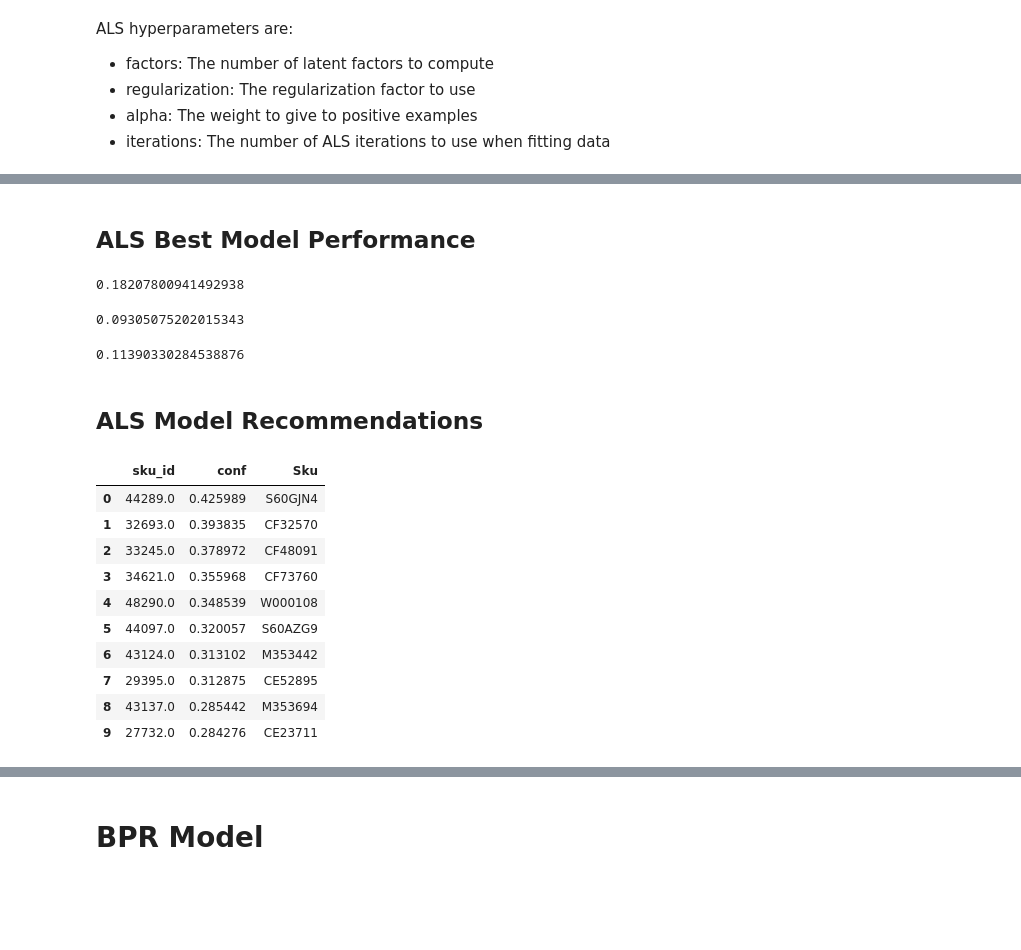
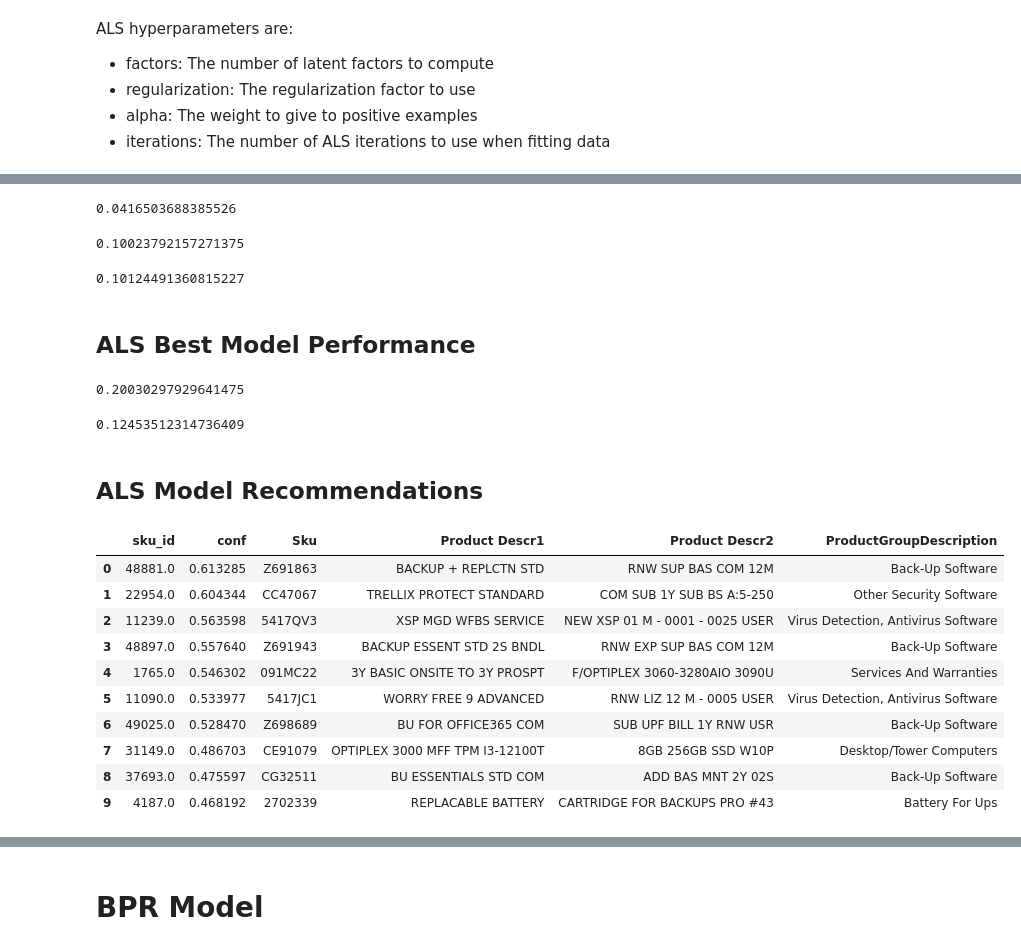
Before and after one commit to vincm1/RecSys_Implicit, a Jupyter notebook: Alternating_Least_Squares_(ALS)_&_Bayesian_Personalized_Ranking_(BPR).ipynb, the cells around one changed output, grey strips where cells are left out. Cells and saved outputs as stored; diff of their text form; code cells hidden in the pictures; blank space fills up the shorter version.

```diff
--- a/Alternating_Least_Squares_(ALS)_&_Bayesian_Personalized_Ranking_(BPR).ipynb
+++ b/Alternating_Least_Squares_(ALS)_&_Bayesian_Personalized_Ranking_(BPR).ipynb
@@ -306,0 +314,8 @@ print(map10_2)
+# %%
+model_3 = implicit.als.AlternatingLeastSquares(factors=50,
+                                                 alpha=40,
+                                                 iterations=20,
+                                                 regularization=0.01)
+model_3.fit(sparse_user_item_train)
+map10_3 = mean_average_precision_at_k(model_3,sparse_user_item_train, sparse_user_item_test, K=10)
+print(map10_2)
@@ -307,49 +324,73 @@ print(map10_2)
+# %%
+model_4 = implicit.als.AlternatingLeastSquares(factors=200,
+                                                 alpha=40,
+                                                 iterations=20,
+                                                 regularization=0.01)
+model_4.fit(sparse_user_item_train)
+map10_4 = mean_average_precision_at_k(model_4,sparse_user_item_train, sparse_user_item_test, K=10)
+print(map10_2)
+# %% [output]
+0.0416503688385526
+# %%
+model_1 = implicit.als.AlternatingLeastSquares(factors=190,
+                                                 alpha=40,
+                                                 iterations=20,
+                                                 regularization=0.01)
+model_1.fit(sparse_user_item_train)
+map10 = mean_average_precision_at_k(model_1,sparse_user_item_train, sparse_user_item_test, K=10, num_threads=10)
+print(map10)
+# %% [output]
+0.10023792157271375
+# %%
+model_1 = implicit.als.AlternatingLeastSquares(factors=190,
+                                                 alpha=15,
+                                                 iterations=10,
+                                                 regularization=0.05)
+model_1.fit(sparse_user_item_train)
+map10 = mean_average_precision_at_k(model_1,sparse_user_item_train, sparse_user_item_test, K=10, num_threads=10)
+print(map10)
+# %% [output]
+0.10124491360815227
 # %% [markdown]
 ## ALS Best Model Performance
 # %%
-precision_als = precision_at_k(model, sparse_user_item_train, sparse_user_item_test, K=10, num_threads=10)
+precision_als = precision_at_k(model_1, sparse_user_item_train, sparse_user_item_test, K=10, num_threads=10)
 precision_als
 # %% [output]
-0.18207800941492938
+0.20030297929641475
 # %%
-mean_precision_k = mean_average_precision_at_k(model, sparse_user_item_train, sparse_user_item_test, K=10, num_threads=10)
-mean_precision_k
+ndcg = ndcg_at_k(model_1, sparse_user_item_train, sparse_user_item_test, show_progress=True, K=10, num_threads=10)
+ndcg
 # %% [output]
-0.09305075202015343
+0.12453512314736409
-# %%
-ndcg = ndcg_at_k(model, sparse_user_item_train, sparse_user_item_test, show_progress=True, K=10, num_threads=10)
-ndcg
-# %% [output]
-0.11390330284538876
 # %% [markdown]
 ## ALS Model Recommendations
 # %%
  # Assuming you want recommendations for user with ID 10
-user_id = 7010
+user_id = 5000
 # Get the row of the user from the sparse_user_item matrix
 user_row = sparse_user_item[user_id]
 # Reshape the user_row to have 1 row per user
 user_items = np.reshape(user_row, (1, -1))
 
 # Now you can call the recommend function
-recommended = model.recommend(user_id, user_items, N=10, filter_already_liked_items=True)
+recommended = model_1.recommend(user_id, user_items, N=10, filter_already_liked_items=True)
 rec_tab = pd.DataFrame(recommended)
 rec_tab = rec_tab.T.rename(columns={0:"sku_id", 1:"conf"})
 rec_tab = rec_tab.merge(skus, on="sku_id", how="left")
 rec_tab
-rec_tab
 # %% [output]
-|  | sku_id | conf | Sku |
-| 0 | 44289.0 | 0.425989 | S60GJN4 |
-| 1 | 32693.0 | 0.393835 | CF32570 |
-| 2 | 33245.0 | 0.378972 | CF48091 |
-| 3 | 34621.0 | 0.355968 | CF73760 |
-| 4 | 48290.0 | 0.348539 | W000108 |
-| 5 | 44097.0 | 0.320057 | S60AZG9 |
-| 6 | 43124.0 | 0.313102 | M353442 |
-| 7 | 29395.0 | 0.312875 | CE52895 |
-| 8 | 43137.0 | 0.285442 | M353694 |
-| 9 | 27732.0 | 0.284276 | CE23711 |
+|  | sku_id | conf | Sku | Product Descr1 | Product Descr2 | ProductGroupDescription |
+| 0 | 48881.0 | 0.613285 | Z691863 | BACKUP + REPLCTN STD | RNW SUP BAS COM 12M | Back-Up Software |
+| 1 | 22954.0 | 0.604344 | CC47067 | TRELLIX PROTECT STANDARD | COM SUB 1Y SUB BS A:5-250 | Other Security Software |
+| 2 | 11239.0 | 0.563598 | 5417QV3 | XSP MGD WFBS SERVICE | NEW XSP 01 M - 0001 - 0025 USER | Virus Detection, Antivirus Software |
+| 3 | 48897.0 | 0.557640 | Z691943 | BACKUP ESSENT STD 2S BNDL | RNW EXP SUP BAS COM 12M | Back-Up Software |
+| 4 | 1765.0 | 0.546302 | 091MC22 | 3Y BASIC ONSITE TO 3Y PROSPT | F/OPTIPLEX 3060-3280AIO 3090U | Services And Warranties |
+| 5 | 11090.0 | 0.533977 | 5417JC1 | WORRY FREE 9 ADVANCED | RNW LIZ 12 M - 0005 USER | Virus Detection, Antivirus Software |
+| 6 | 49025.0 | 0.528470 | Z698689 | BU FOR OFFICE365 COM | SUB UPF BILL 1Y RNW USR | Back-Up Software |
+| 7 | 31149.0 | 0.486703 | CE91079 | OPTIPLEX 3000 MFF TPM I3-12100T | 8GB 256GB SSD W10P | Desktop/Tower Computers |
+| 8 | 37693.0 | 0.475597 | CG32511 | BU ESSENTIALS STD COM | ADD BAS MNT 2Y 02S | Back-Up Software |
+| 9 | 4187.0 | 0.468192 | 2702339 | REPLACABLE BATTERY | CARTRIDGE FOR BACKUPS PRO #43 | Battery For Ups |
 # %%
 #Get similar items
 item_id = 7
```
Also changed, not shown: parts of 13 cells of this notebook.
